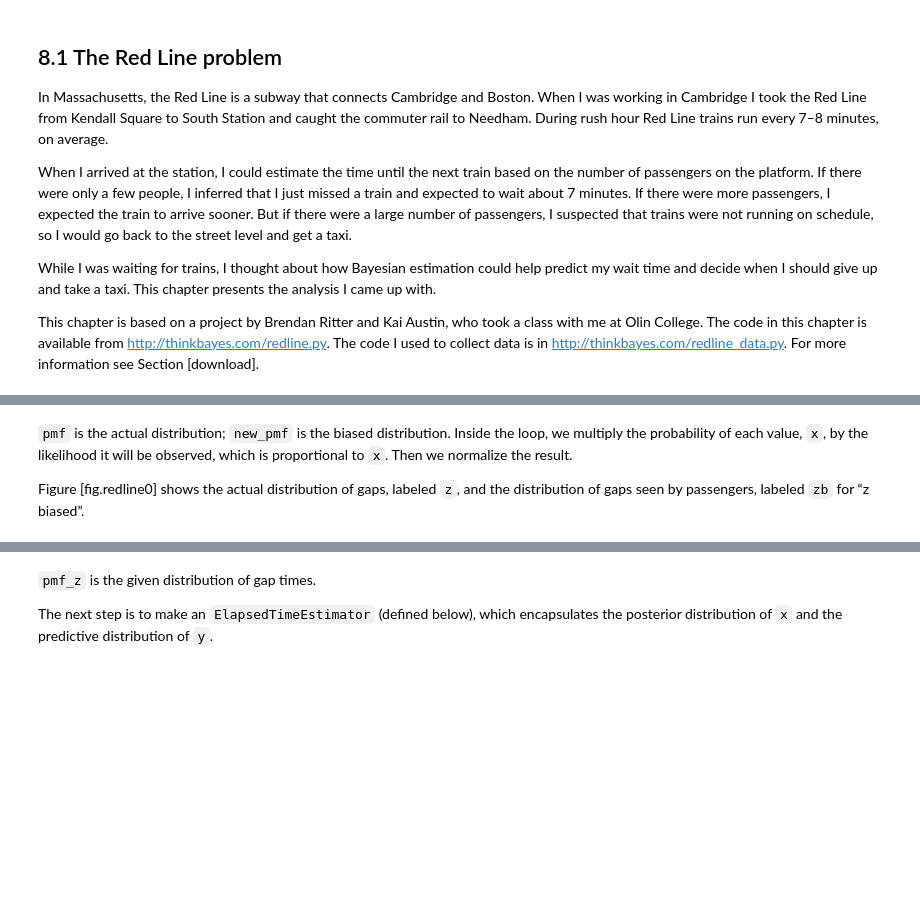
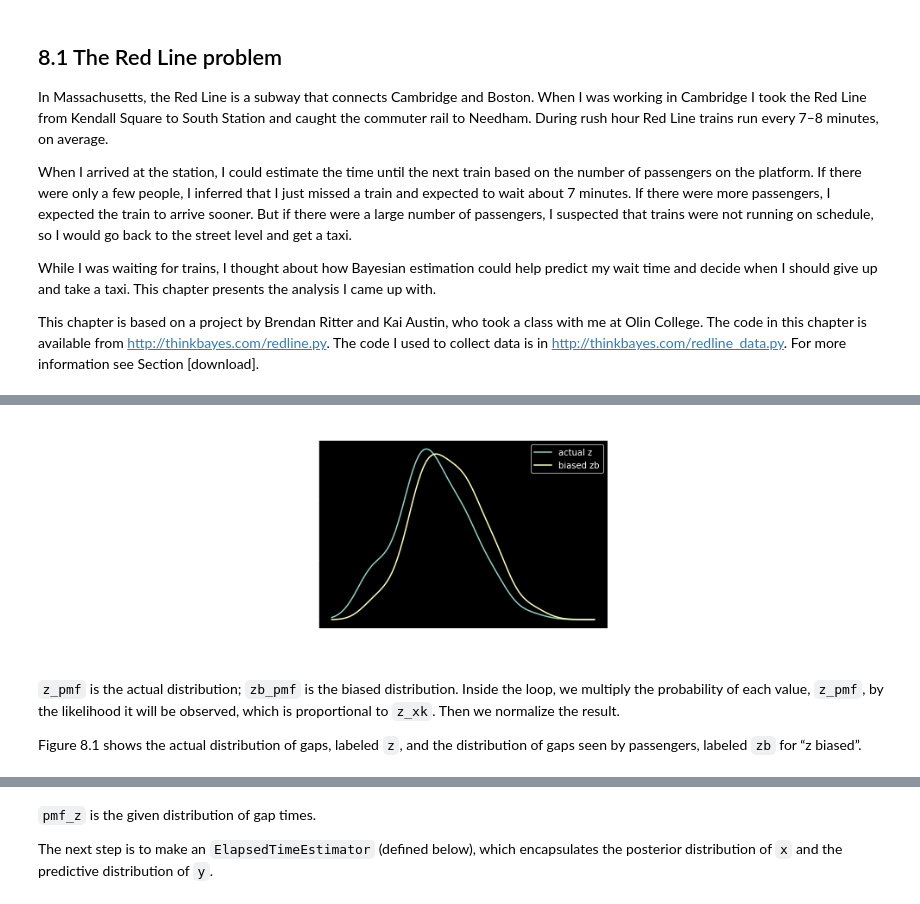
Before and after one commit to antshk/ThinkBayes, a Jupyter notebook: notebooks/08_Observer_Bias.ipynb, the cells around one changed output, grey strips where cells are left out. Drawn from its saved outputs; the diff is of its cells as text; code cells hidden in the pictures; blank space fills up the shorter version.

```diff
--- a/notebooks/08_Observer_Bias.ipynb
+++ b/notebooks/08_Observer_Bias.ipynb
@@ -104,10 +88,43 @@ def BiasPmf(pmf):
+# %%
+#observed gap times z
+z = observed_gap_times = np.array([
+    428.0, 705.0, 407.0, 465.0, 433.0, 425.0, 204.0, 506.0, 143.0, 351.0,
+    450.0, 598.0, 464.0, 749.0, 341.0, 586.0, 754.0, 256.0, 378.0, 435.0,
+    176.0, 405.0, 360.0, 519.0, 648.0, 374.0, 483.0, 537.0, 578.0, 534.0,
+    577.0, 619.0, 538.0, 331.0, 186.0, 629.0, 193.0, 360.0, 660.0, 484.0,
+    512.0, 315.0, 457.0, 404.0, 740.0, 388.0, 357.0, 485.0, 567.0, 160.0,
+    428.0, 387.0, 901.0, 187.0, 622.0, 616.0, 585.0, 474.0, 442.0, 499.0,
+    437.0, 620.0, 351.0, 286.0, 373.0, 232.0, 393.0, 745.0, 636.0, 758.0 ])
+
+def get_kde(all_values,est_values):
+    #see chapter 6.1
+    kernel = stats.gaussian_kde(all_values)
+    pmf = kernel.evaluate(est_values)
+    pmf = pmf/pmf.sum()
+    return pmf
+
+z_xk = np.linspace(0,1200,101)
+z_pmf = get_kde(z,z_xk)
+
+zb_pmf = z_pmf * z_xk
+zb_pmf = zb_pmf / zb_pmf.sum()
+# %%
+#Figure 8.1
+plt.plot(z_xk/60, z_pmf , label='actual z')
+plt.plot(z_xk/60, zb_pmf, label='biased zb')
+plt.xlabel('Time (min)');
+plt.ylabel('PMF');
+plt.legend()
+plt.title('Figure 8.1: PMF of gaps between trains, based on collected data, smoothed by KDE. z is the actual distribution; zb is the biased distribution seen by passengers.');
+# %% [output]
+[figure, added]
 # %% [markdown]
-`pmf` is the actual distribution; `new_pmf` is the biased
+`z_pmf` is the actual distribution; `zb_pmf` is the biased
 distribution. Inside the loop, we multiply the probability of each
-value, `x`, by the likelihood it will be observed, which is
-proportional to `x`. Then we normalize the result.
+value, `z_pmf`, by the likelihood it will be observed, which is
+proportional to `z_xk`. Then we normalize the result.
 
-Figure [fig.redline0] shows the actual distribution of gaps, labeled
+Figure 8.1 shows the actual distribution of gaps, labeled
 `z`, and the distribution of gaps seen by passengers, labeled
 `zb` for “z biased”.
 # %% [markdown]
```
Also changed, not shown: parts of 18 cells of this notebook, 1 other file.
